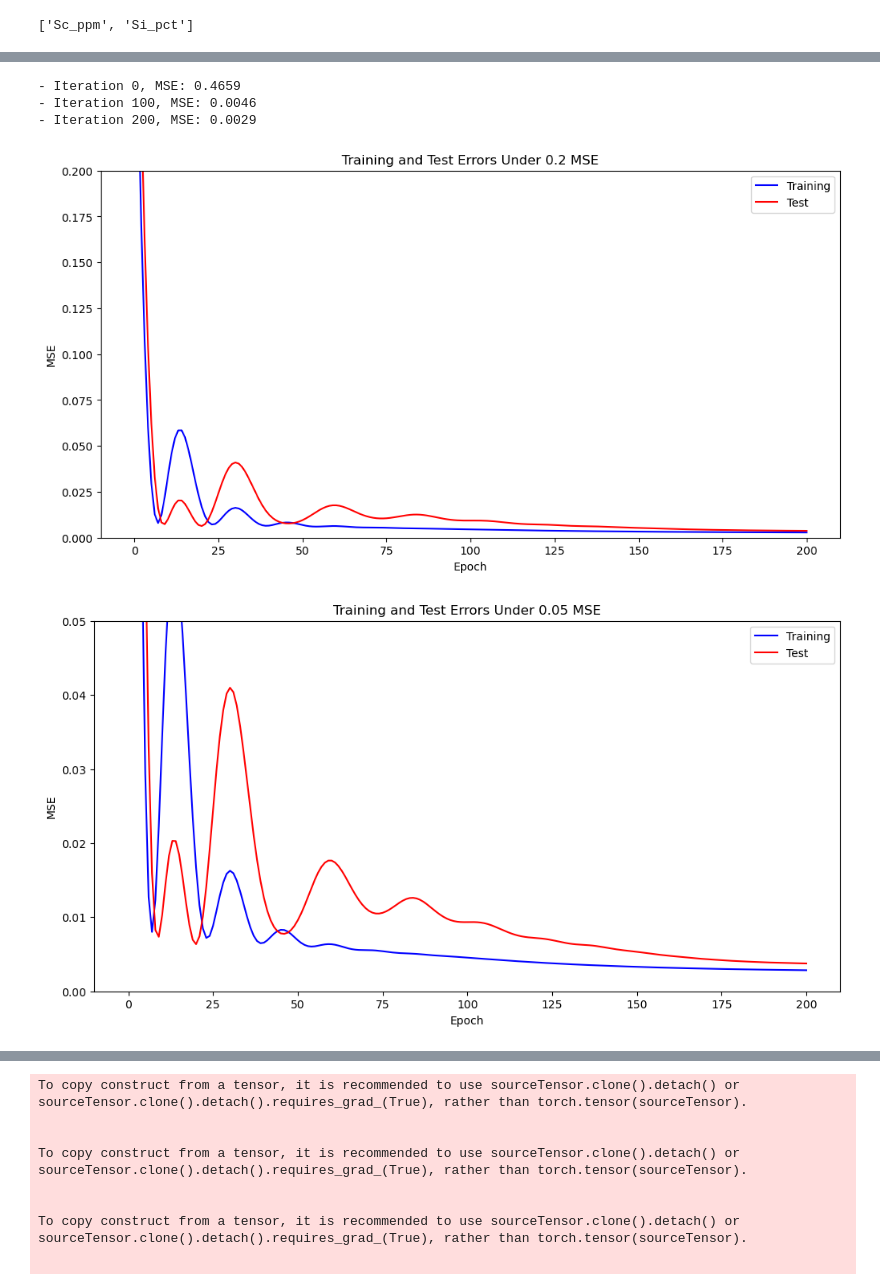
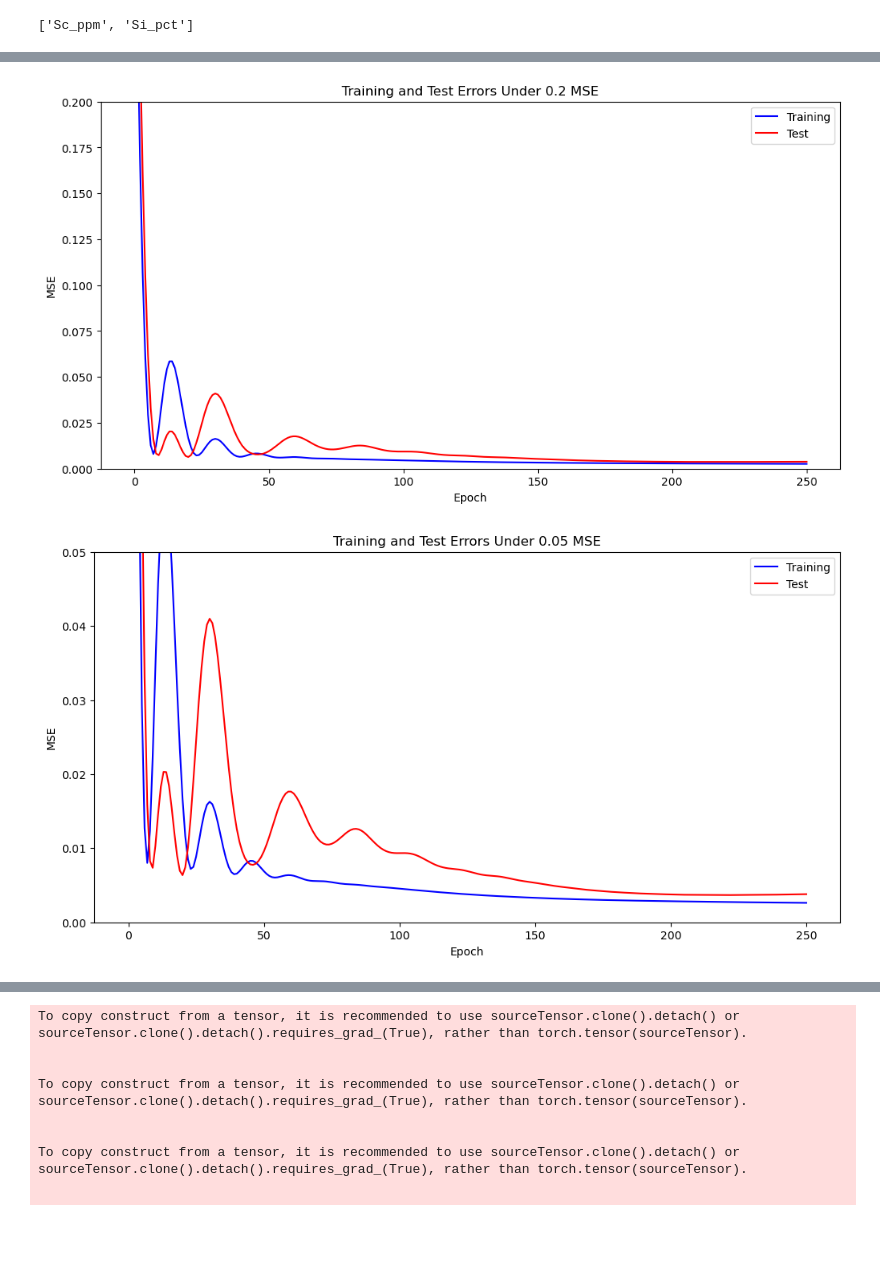
Before and after one commit to Fabian-Leal/PhD-Thesis---Incorporating-Deep-Learning-into-Statistical-Models-for-Spatial-Interpolation, a Jupyter notebook: Paper 3 PhD BNNs for multivariate predictions/NN Multivariate/Multivariates prediction density.ipynb, the cells around one changed output, grey strips where cells are left out. Cells and saved outputs as stored; diff of their text form; code cells hidden in the pictures; blank space fills up the shorter version.

```diff
--- a/Paper 3 PhD BNNs for multivariate predictions/NN Multivariate/Multivariates prediction density.ipynb
+++ b/Paper 3 PhD BNNs for multivariate predictions/NN Multivariate/Multivariates prediction density.ipynb
@@ -26,6 +26,6 @@ covariates = covariates.tolist()
 # Display the list
 print(covariates)
 
-deposit_data = deposit_data.dropna(subset=[variable] + covariates)
+deposit_data = deposit_data.dropna(subset=[mineral] + covariates)
 # %% [output]
 ['Sc_ppm', 'Si_pct']
@@ -48,3 +32,6 @@ deposit_data
+# %%
+density_data = density_data[['X','Y','Z','PO_Total','CP_Total','Name','Density_gcm3']]
+mineral = 'Density_gcm3'
 # %%
 np.random.seed(42)
 torch.manual_seed(42)
@@ -69,7 +56,7 @@ scaler = MinMaxScaler()
 deposit_data.loc[:, [mineral] +covariates] = scaler.fit_transform(deposit_data.loc[:,[mineral] + covariates])
 
 x = deposit_data[['X','Y', 'Z'] + covariates].values #[:,np.newaxis] makes the second dimension explicit
-y = deposit_data[[variable]].values[:,np.newaxis] #[:,np.newaxis] makes the second dimension explicit
+y = deposit_data[[mineral]].values[:,np.newaxis] #[:,np.newaxis] makes the second dimension explicit
 x = x.reshape(len(deposit_data),5)
 x = x[:,[0,1,2,3,4]]
 
@@ -135,7 +122,7 @@ optimizer = optim.Adam(model.parameters(), lr=0.001)
 train_losses = []  # To store training losses during training
 test_losses = []   # To store test losses during training
 
-for step in range(201):
+for step in range(251):
     pre = model(x_train)
     mse = mse_loss(pre, y_train)
     cost = mse
@@ -213,5 +185,2 @@ See the caveats in the documentation: https://pandas.pydata.org/pandas-docs/stab
-- Iteration 0, MSE: 0.4659
-- Iteration 100, MSE: 0.0046
-- Iteration 200, MSE: 0.0029
-[figure, old version]
+[figure, new version]
-[figure, old version]
+[figure, new version]
```
Also changed, not shown: parts of 3 cells of this notebook.
